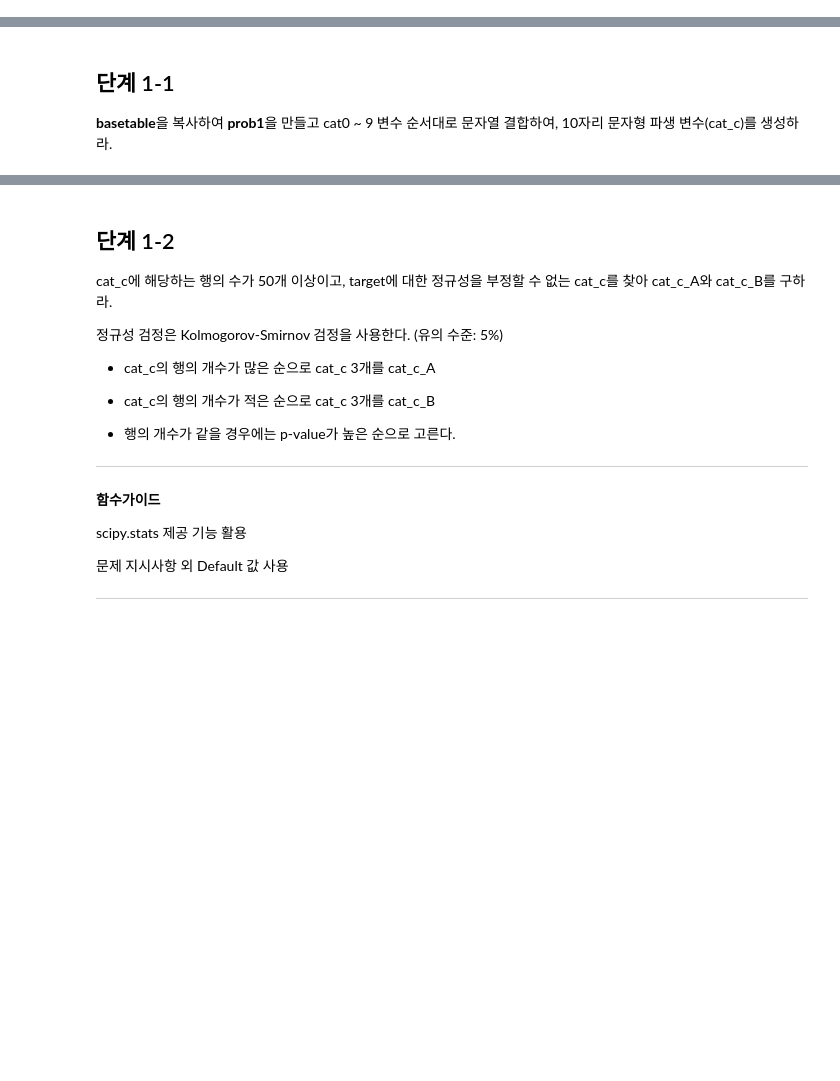
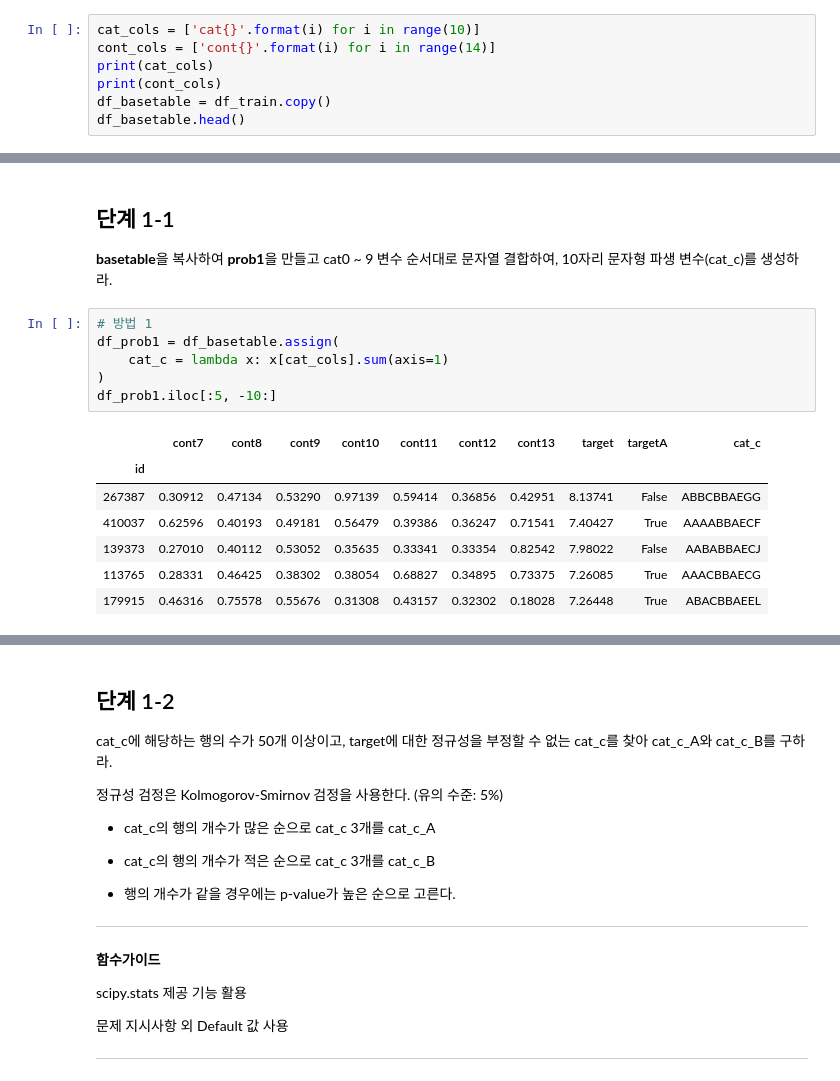
Before and after one commit to sunkusun9/ds_lv3_2606, a Jupyter notebook: sec_ds_lv3_prob2_prob.ipynb, the cells around one changed output, grey strips where cells are left out. Saved outputs shown, nothing was run; the diff lists cells and outputs as text; blank space fills up the shorter version.

```diff
--- a/sec_ds_lv3_prob2_prob.ipynb
+++ b/sec_ds_lv3_prob2_prob.ipynb
@@ -296,0 +219,7 @@ mean_squared_error(
+# %%
+cat_cols = ['cat{}'.format(i) for i in range(10)]
+cont_cols = ['cont{}'.format(i) for i in range(14)]
+print(cat_cols)
+print(cont_cols)
+df_basetable = df_train.copy()
+df_basetable.head()
@@ -302,3 +453,17 @@ mean_squared_error(
 ## 단계 1-1
 
 **basetable**을 복사하여 **prob1**을 만들고 cat0 ~ 9 변수 순서대로 문자열 결합하여, 10자리 문자형 파생 변수(cat_c)를 생성하라.
+# %%
+# 방법 1
+df_prob1 = df_basetable.assign(
+    cat_c = lambda x: x[cat_cols].sum(axis=1)
+)
+df_prob1.iloc[:5, -10:]
+# %% [output]
+|  | cont7 | cont8 | cont9 | cont10 | cont11 | cont12 | cont13 | target | targetA | cat_c |
+| id |  |  |  |  |  |  |  |  |  |  |
+| 267387 | 0.30912 | 0.47134 | 0.53290 | 0.97139 | 0.59414 | 0.36856 | 0.42951 | 8.13741 | False | ABBCBBAEGG |
+| 410037 | 0.62596 | 0.40193 | 0.49181 | 0.56479 | 0.39386 | 0.36247 | 0.71541 | 7.40427 | True | AAAABBAECF |
+| 139373 | 0.27010 | 0.40112 | 0.53052 | 0.35635 | 0.33341 | 0.33354 | 0.82542 | 7.98022 | False | AABABBAECJ |
+| 113765 | 0.28331 | 0.46425 | 0.38302 | 0.38054 | 0.68827 | 0.34895 | 0.73375 | 7.26085 | True | AAACBBAECG |
+| 179915 | 0.46316 | 0.75578 | 0.55676 | 0.31308 | 0.43157 | 0.32302 | 0.18028 | 7.26448 | True | ABACBBAEEL |
```
Also changed, not shown: parts of 36 cells of this notebook.
